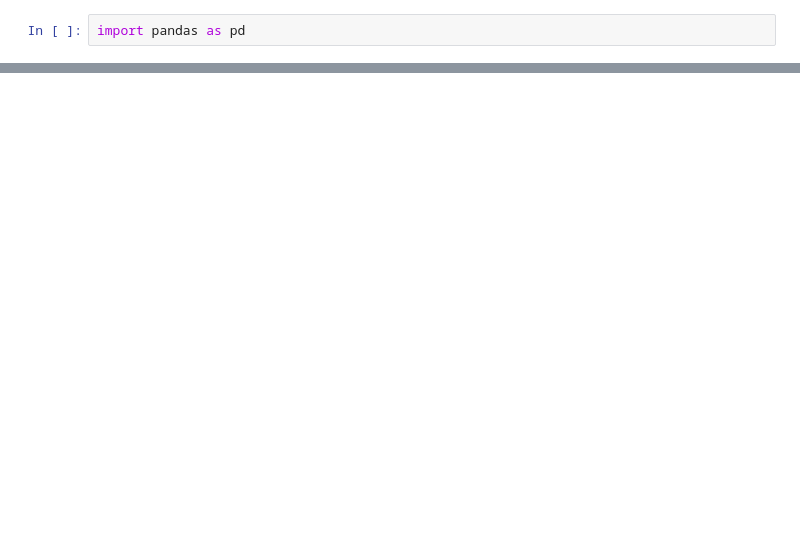
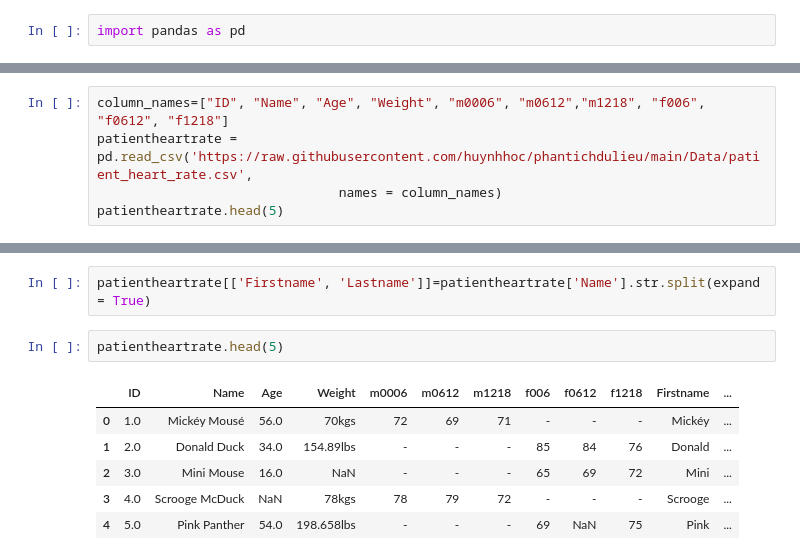
Before and after one commit to a-kiet0103/phantichdulieu, a Jupyter notebook: Lab03.ipynb, the cells around one changed output, grey strips where cells are left out. Cells and saved outputs as stored; diff of their text form; blank space fills up the shorter version.

```diff
--- a/Lab03.ipynb
+++ b/Lab03.ipynb
@@ -14,0 +15,5 @@ patientheartrate.head(5)
+# %%
+column_names=["ID", "Name", "Age", "Weight", "m0006", "m0612","m1218", "f006", "f0612", "f1218"]
+patientheartrate = pd.read_csv('https://raw.githubusercontent.com/huynhhoc/phantichdulieu/main/Data/patient_heart_rate.csv',
+                               names = column_names)
+patientheartrate.head(5)
@@ -14,0 +27,11 @@ patientheartrate.head(5)
+# %%
+patientheartrate[['Firstname', 'Lastname']]=patientheartrate['Name'].str.split(expand = True)
+# %%
+patientheartrate.head(5)
+# %% [output]
+|  | ID | Name | Age | Weight | m0006 | m0612 | m1218 | f006 | f0612 | f1218 | Firstname | ... |
+| 0 | 1.0 | Mickéy Mousé | 56.0 | 70kgs | 72 | 69 | 71 | - | - | - | Mickéy | ... |
+| 1 | 2.0 | Donald Duck | 34.0 | 154.89lbs | - | - | - | 85 | 84 | 76 | Donald | ... |
+| 2 | 3.0 | Mini Mouse | 16.0 | NaN | - | - | - | 65 | 69 | 72 | Mini | ... |
+| 3 | 4.0 | Scrooge McDuck | NaN | 78kgs | 78 | 79 | 72 | - | - | - | Scrooge | ... |
+| 4 | 5.0 | Pink Panther | 54.0 | 198.658lbs | - | - | - | 69 | NaN | 75 | Pink | ... |
```
Also changed, not shown: parts of 6 cells of this notebook.
